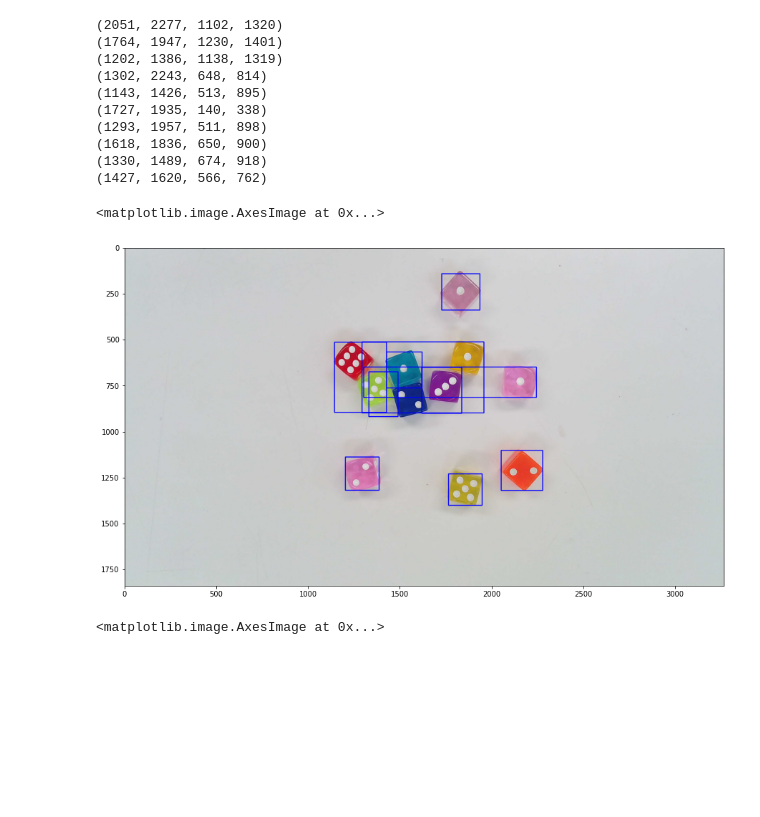
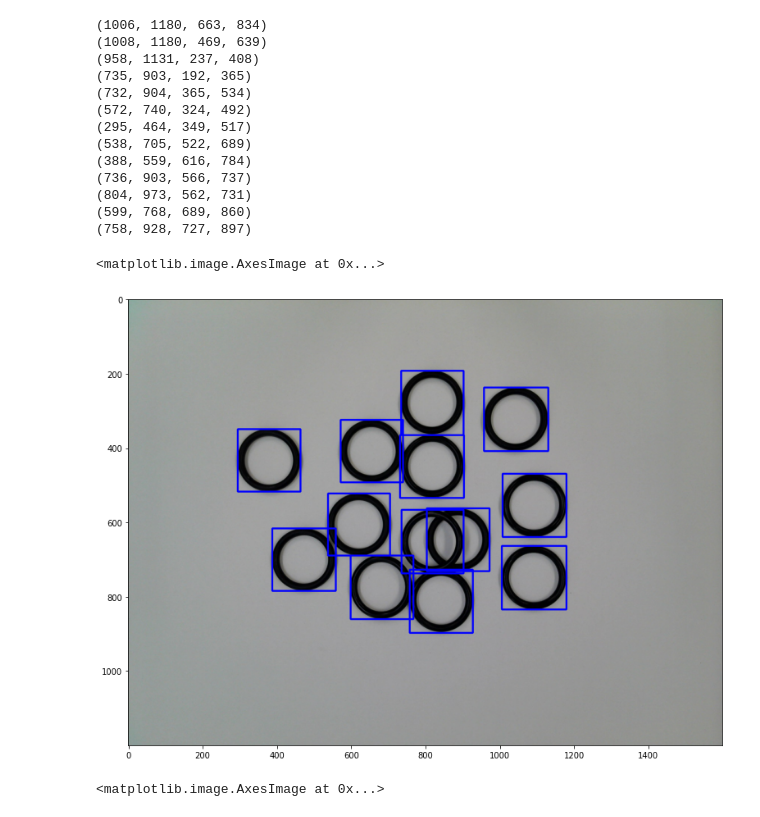
Before and after one commit to naoya1110/easy-yolo-annotation, a Jupyter notebook: test.ipynb, the cells around one changed output. Saved outputs shown, nothing was run; the diff lists cells and outputs as text; code cells hidden in the pictures; blank space fills up the shorter version.

```diff
--- a/test.ipynb
+++ b/test.ipynb
@@ -8,5 +9,5 @@ import json
 # %%
-data_dir = "dataset/sample4"
+data_dir = "private_data/o-ring/20230925_105827"
 filenames = sorted(os.listdir(data_dir))
 filenames
 # %% [output]
@@ -117,7 +121,7 @@ img_sub_binary = img_after_binary - img_before_binary
 
 ## Opening & Closing
 # カーネル（フィルタ）を定義します
-kernel_size = (20, 20)  # カーネルのサイズを設定します
+kernel_size = (5, 5)  # カーネルのサイズを設定します
 kernel = np.ones(kernel_size, np.uint8)  # 5x5の全要素が1の行列を作成します
 # Opening処理を適用します
 img_sub_binary = cv2.morphologyEx(img_sub_binary, cv2.MORPH_OPEN, kernel)
@@ -154,5 +158,5 @@ plt.imshow(img_sub_binary, cmap="gray")
 # %%
-data_dir = "dataset/sample5"
+data_dir = "private_data/o-ring/20230925_105827"
 filenames = sorted(os.listdir(data_dir))
 filenames
 # %% [output]
@@ -172,5 +179,5 @@ filenames
 idx = 1
 img_before_bgr = cv2.imread(os.path.join(data_dir, filenames[idx]))
 img_after_bgr = cv2.imread(os.path.join(data_dir, filenames[idx+1]))
-bbox = find_bbox_from_two_imgs(img_before_bgr, img_after_bgr, threshold=170, kernel_size=(20,20), visualize=True)
+bbox = find_bbox_from_two_imgs(img_before_bgr, img_after_bgr, threshold=50, kernel_size=(5,5), visualize=True)
 # %% [output]
@@ -178,42 +185,45 @@ bbox = find_bbox_from_two_imgs(img_before_bgr, img_after_bgr, threshold=170, ker
 # %%
 ## フォルダ内の全ての画像からbboxを検出
 bboxes = []
 
 for idx in range(len(filenames)-1):
     img_before_bgr = cv2.imread(os.path.join(data_dir, filenames[idx]))
     img_after_bgr = cv2.imread(os.path.join(data_dir, filenames[idx+1]))
 
     bbox = find_bbox_from_two_imgs(img_before_bgr, img_after_bgr,
-                                threshold=170,
-                                kernel_size=(20,20),
+                                threshold=50,
+                                kernel_size=(5, 5),
                                 visualize=False)
     print(bbox)
     bboxes.append(bbox)
 
 ## 最初の画像にbboxを描画
 
 img_original_bgr = cv2.imread(os.path.join(data_dir, filenames[0]))
 
 for bbox in bboxes:
     left, right, top, bottom = bbox
     cv2.rectangle(img_original_bgr, (left, top), (right, bottom), color=(255, 0, 0), thickness=3)
 
 img_original_rgb = cv2.cvtColor(img_original_bgr, cv2.COLOR_BGR2RGB)
 plt.figure(figsize=(15, 10))
 plt.imshow(img_original_rgb)
 # %% [output]
-(2051, 2277, 1102, 1320)
-(1764, 1947, 1230, 1401)
-(1202, 1386, 1138, 1319)
-(1302, 2243, 648, 814)
-(1143, 1426, 513, 895)
-(1727, 1935, 140, 338)
-(1293, 1957, 511, 898)
-(1618, 1836, 650, 900)
-(1330, 1489, 674, 918)
-(1427, 1620, 566, 762)
+(1006, 1180, 663, 834)
+(1008, 1180, 469, 639)
+(958, 1131, 237, 408)
+(735, 903, 192, 365)
+(732, 904, 365, 534)
+(572, 740, 324, 492)
+(295, 464, 349, 517)
+(538, 705, 522, 689)
+(388, 559, 616, 784)
+(736, 903, 566, 737)
+(804, 973, 562, 731)
+(599, 768, 689, 860)
+(758, 928, 727, 897)
 <matplotlib.image.AxesImage at 0x...>
-[figure, old version]
+[figure, new version]
 # %%
 ## 最初の画像に全てのbboxを描画
 
```
Also changed, not shown: parts of 12 cells of this notebook, 3 other files.
